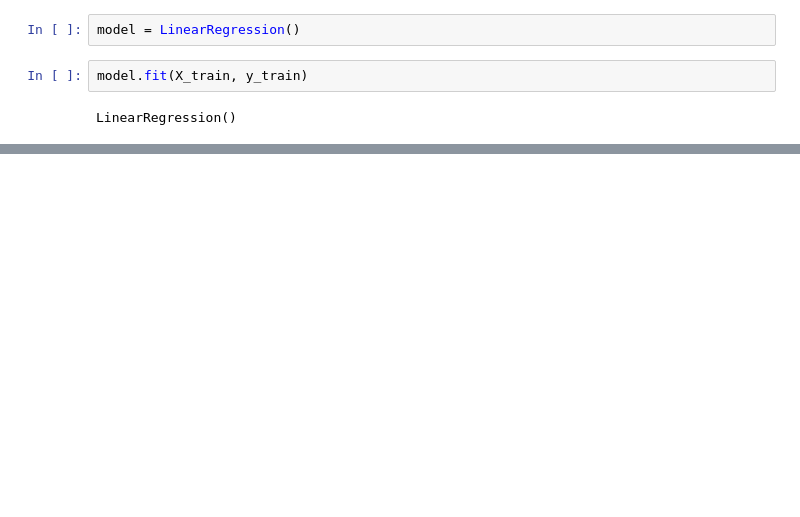
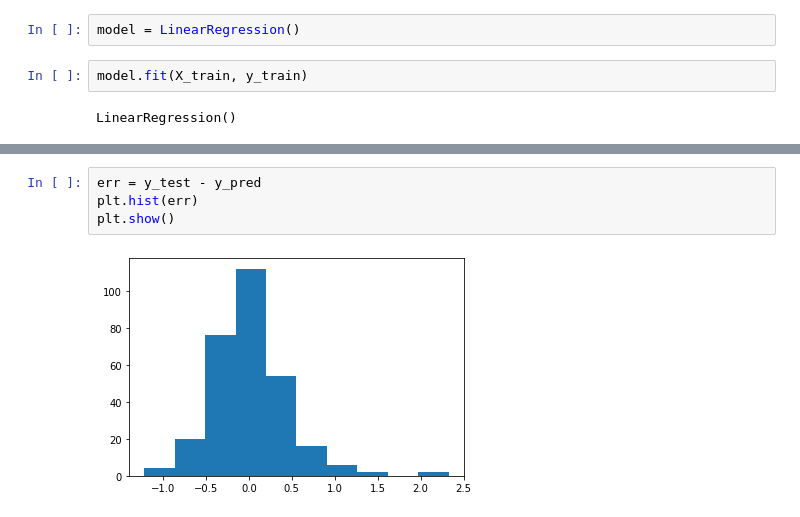
Before and after one commit to codenscious-ai/genpact-ds-batch-3, a Jupyter notebook: Advance House Price Regression/Freature Engineering Advance House Price.ipynb, the cells around one changed output, grey strips where cells are left out. Cells and saved outputs as stored; diff of their text form; blank space fills up the shorter version.

```diff
--- a/Advance House Price Regression/Freature Engineering Advance House Price.ipynb
+++ b/Advance House Price Regression/Freature Engineering Advance House Price.ipynb
@@ -188,0 +218,6 @@ Mean Squared Error: 0.20443391716776055
+# %%
+err = y_test - y_pred
+plt.hist(err)
+plt.show()
+# %% [output]
+[figure, added]
```
Also changed, not shown: parts of 13 cells of this notebook, 3 other files.
